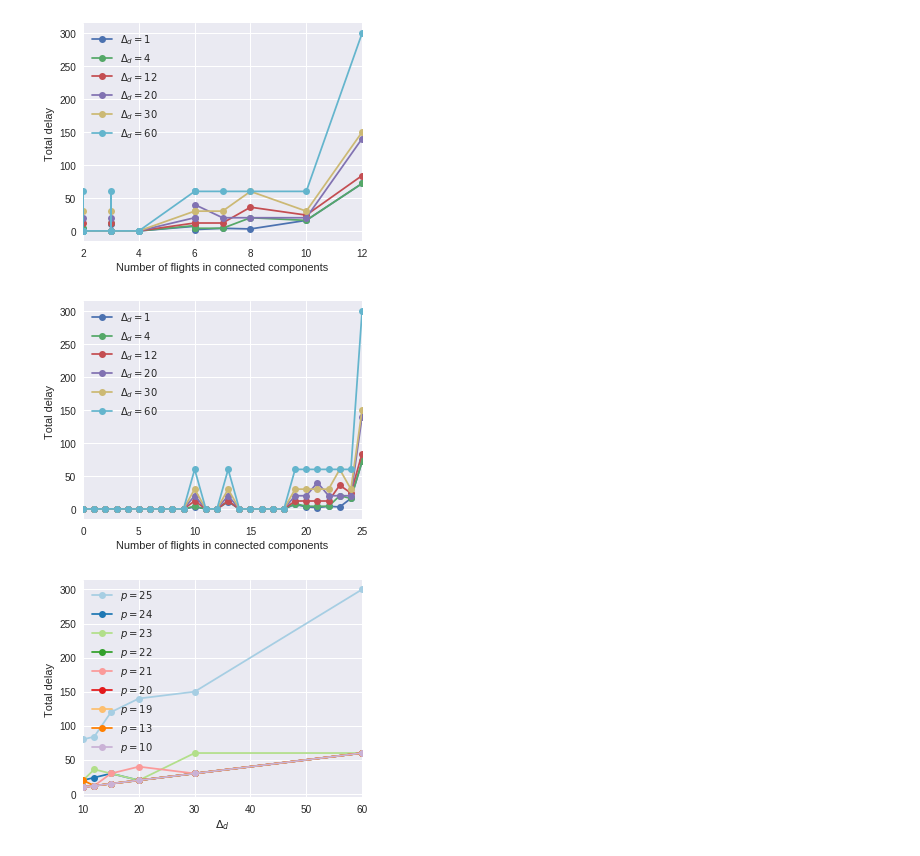
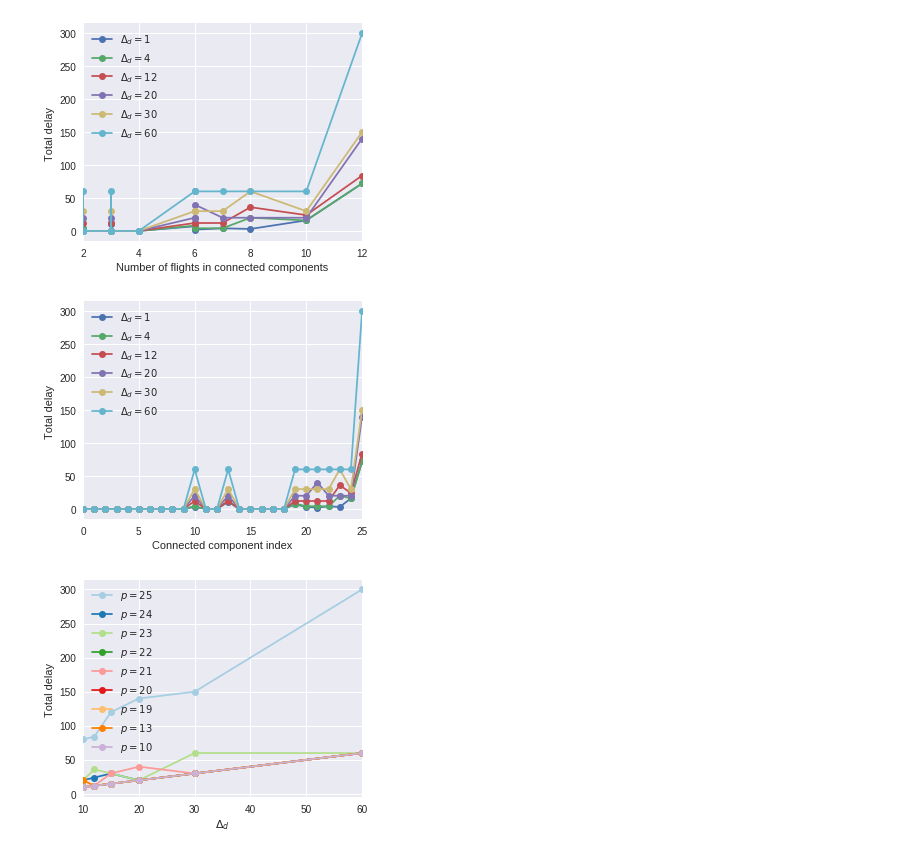
Before and after one commit to ventugithub/QCFATM, a Jupyter notebook: paper/pics/qubo_icm/plotting/GenerateICMPlots.ipynb, the cells around one changed output. Saved outputs shown, nothing was run; the diff lists cells and outputs as text; code cells hidden in the pictures.

```diff
--- a/paper/pics/qubo_icm/plotting/GenerateICMPlots.ipynb
+++ b/paper/pics/qubo_icm/plotting/GenerateICMPlots.ipynb
@@ -29,21 +29,21 @@ pdf.close();
 # %%
 data = pd.read_csv('../data/icm_3.txt', sep='\t', header=range(7))
 data = data.reset_index()
 data.columns = ['nf', '$\Delta_d=1$', '$\Delta_d=4$', '$\Delta_d=12$', '$\Delta_d=20$', '$\Delta_d=30$', '$\Delta_d=60$']
 data.set_index('nf', inplace=True)
 
 fig = plt.figure(figsize=fs)
 ax = fig.add_subplot(1, 1, 1)
 data.plot(ax=ax, style='o-')
 
-ax.set_xlabel('Number of flights in connected components')
+ax.set_xlabel('Connected component index')
 ax.set_ylabel('Total delay ');
 
 pdf = matplotlib.backends.backend_pdf.PdfPages('../qubo_icm_3.pdf');
 pdf.savefig(figure=fig);
 pdf.close();
 # %% [output]
-[figure, old version]
+[figure, new version]
 # %%
 data = pd.read_csv('../data/icm_4.txt', sep='\t', header=range(10))
 data = data.reset_index()
```
Also changed, not shown: parts of 4 cells of this notebook, 3 other files.
